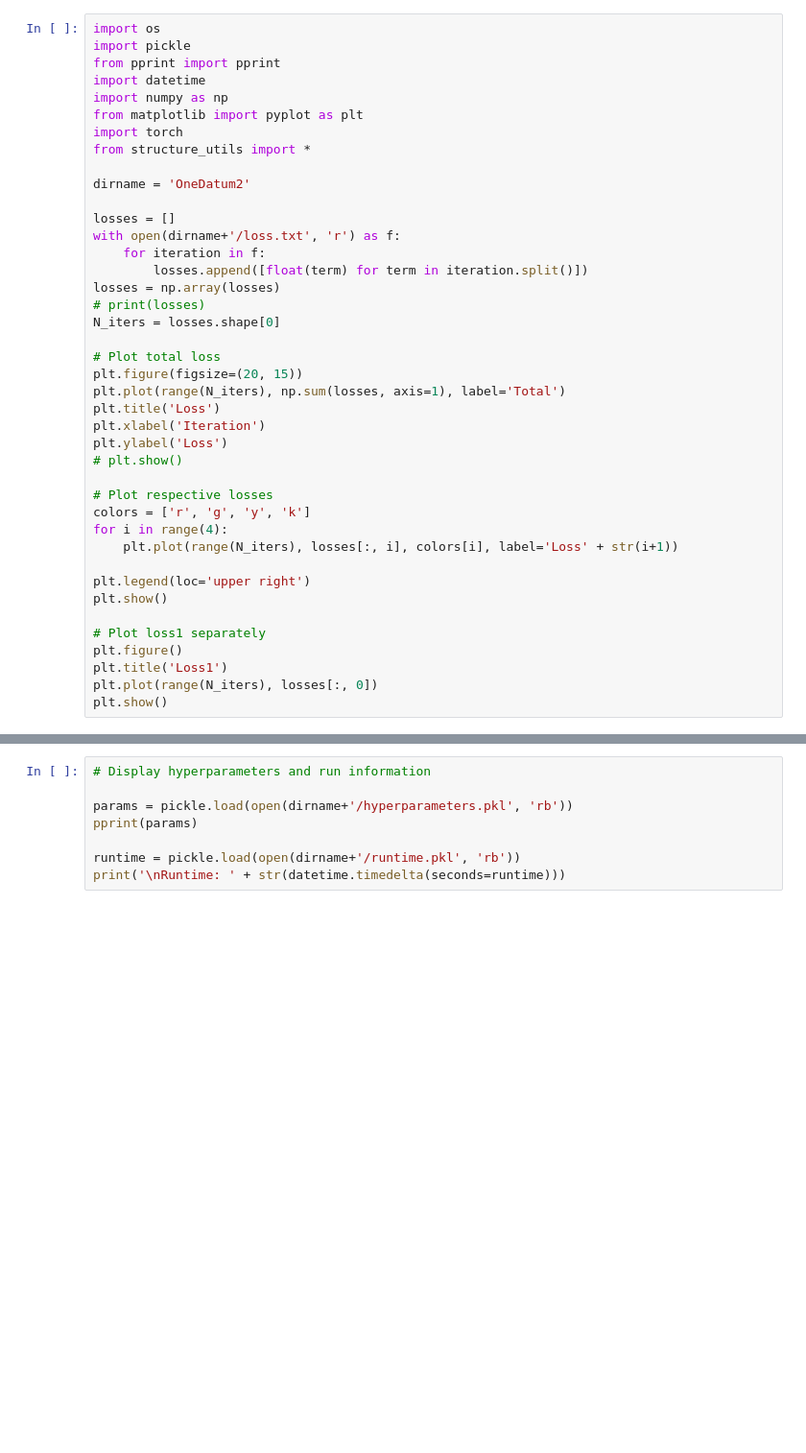
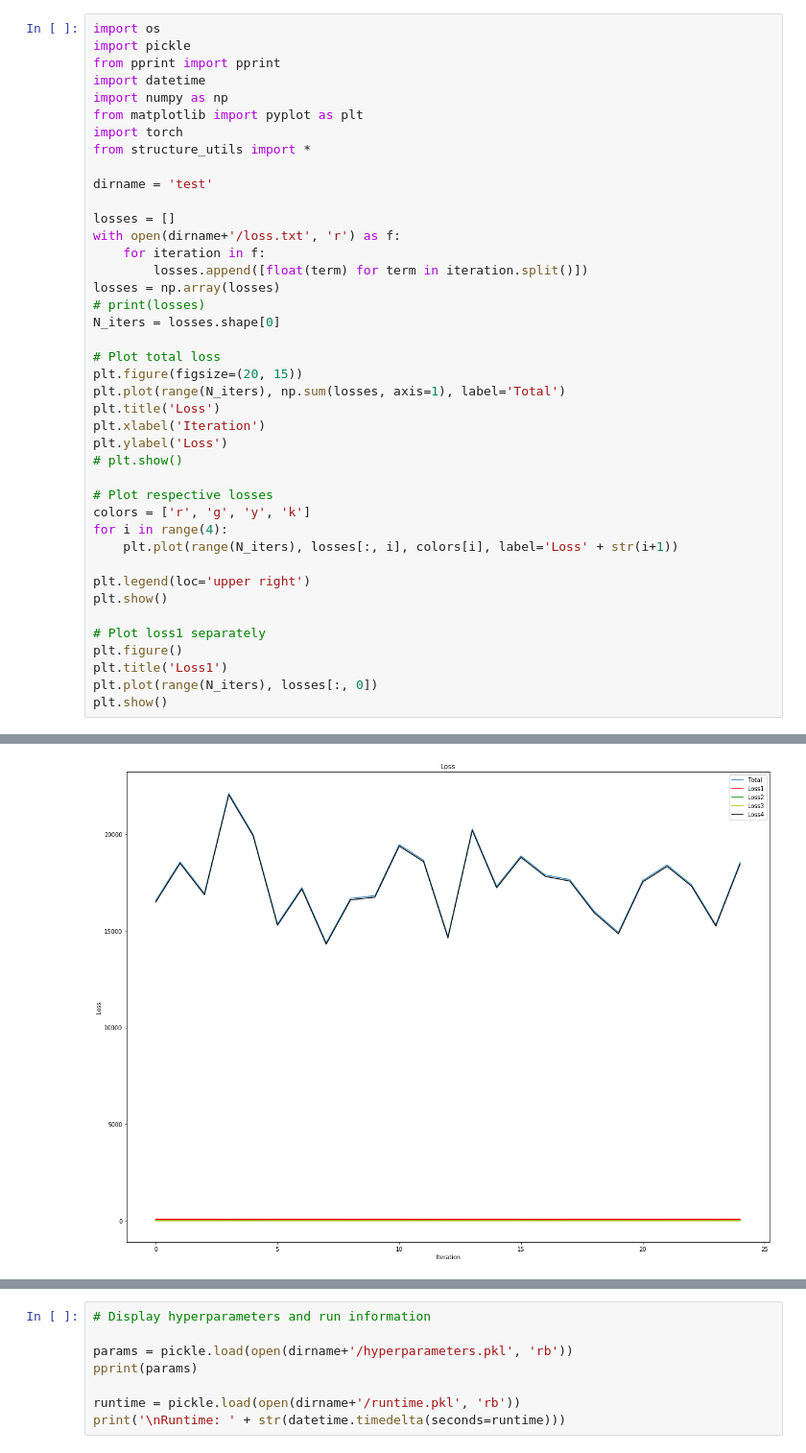
Before and after one commit to matthewkennedy5/RRNN, a Jupyter notebook: visualize-results.ipynb, the cells around one changed output, grey strips where cells are left out. Shown: that part at 96% size. Cells and saved outputs as stored; diff of their text form; blank space fills up the shorter version.

```diff
--- a/visualize-results.ipynb
+++ b/visualize-results.ipynb
@@ -8,7 +8,7 @@ from matplotlib import pyplot as plt
 import torch
 from structure_utils import *
 
-dirname = 'OneDatum2'
+dirname = 'test'
 
 losses = []
 with open(dirname+'/loss.txt', 'r') as f:
@@ -44,0 +43 @@ plt.show()
+[figure, added]
```
Also changed, not shown: parts of 2 cells of this notebook.
